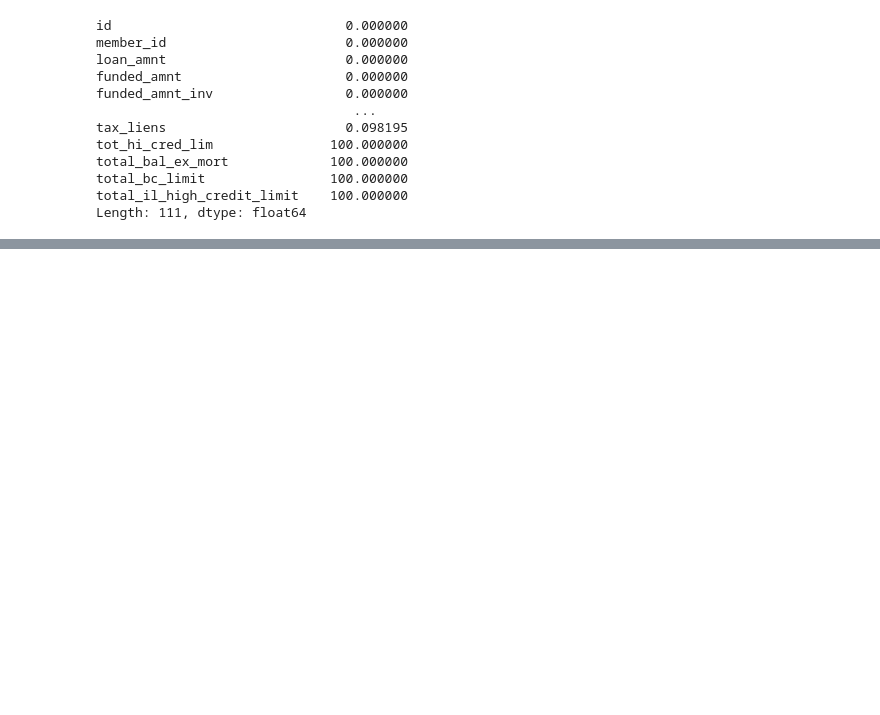
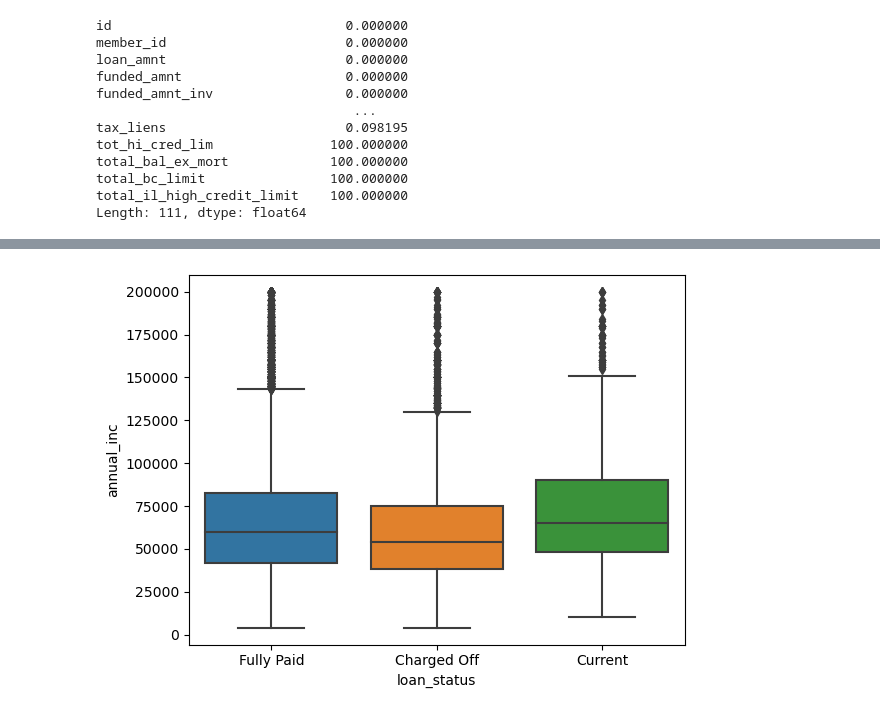
Before and after one commit to lSaurabhNayakl/LendingClubCaseStudy, a Jupyter notebook: Lending_Club_Case_Study.ipynb, the cells around one changed output, grey strips where cells are left out. Cells and saved outputs as stored; diff of their text form; code cells hidden in the pictures; blank space fills up the shorter version.

```diff
--- a/Lending_Club_Case_Study.ipynb
+++ b/Lending_Club_Case_Study.ipynb
@@ -79,0 +152,15 @@ memory usage: 16.4+ MB
+# %%
+# Removing the 1.00E+05 values from the annual_inc column
+
+mask = df["annual_inc"].astype(str).str.startswith('1.00E')
+
+# Display rows with values starting with 1.00E
+rows_with_1e = df[mask]
+print(rows_with_1e)
+
+# Replace values in those rows
+df.loc[mask, "annual_inc"] = df.loc[mask, "annual_inc"].astype(float)
+
+# Display the updated DataFrame
+print("\nDataFrame after replacing values:")
+print(df)
@@ -79,0 +185,12 @@ memory usage: 16.4+ MB
+# %%
+## LOAN_STATUS vs ANNUAL_INC
+
+# Removing the outliers in the annual income column and then plotting a boxplot with loan_status
+# Filter the data for annual_inc values from 0 to 200,000
+filtered_df = df[(df['annual_inc'] >= 0) & (df['annual_inc'] <= 200000)]
+
+# Create a boxplot for the filtered data
+sns.boxplot(x=filtered_df["loan_status"], y=filtered_df["annual_inc"])
+plt.show()
+# %% [output]
+[figure, added]
```
Also changed, not shown: parts of 19 cells of this notebook.
